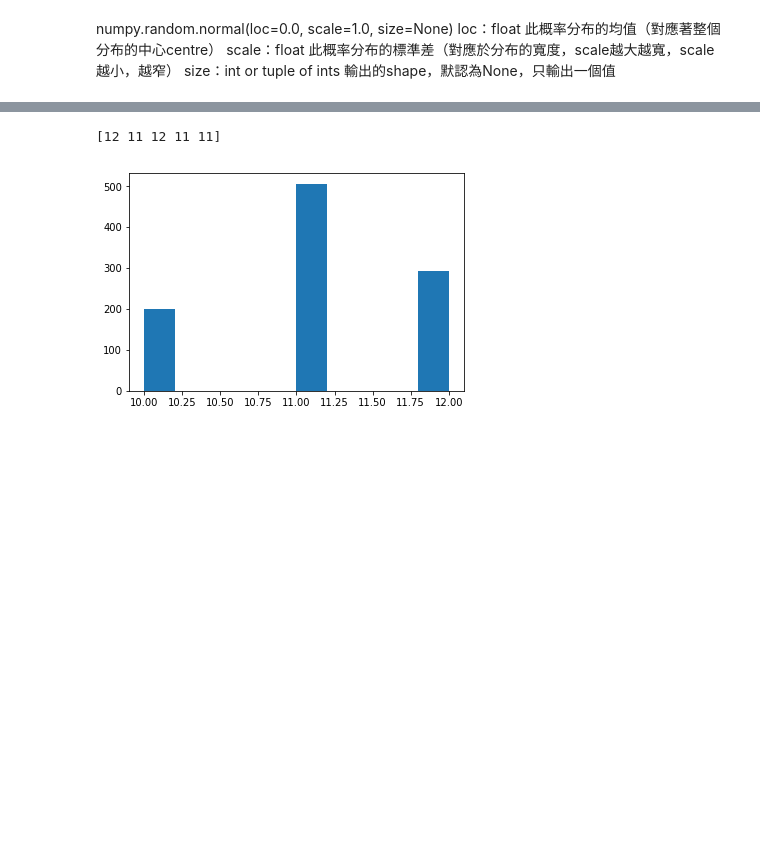
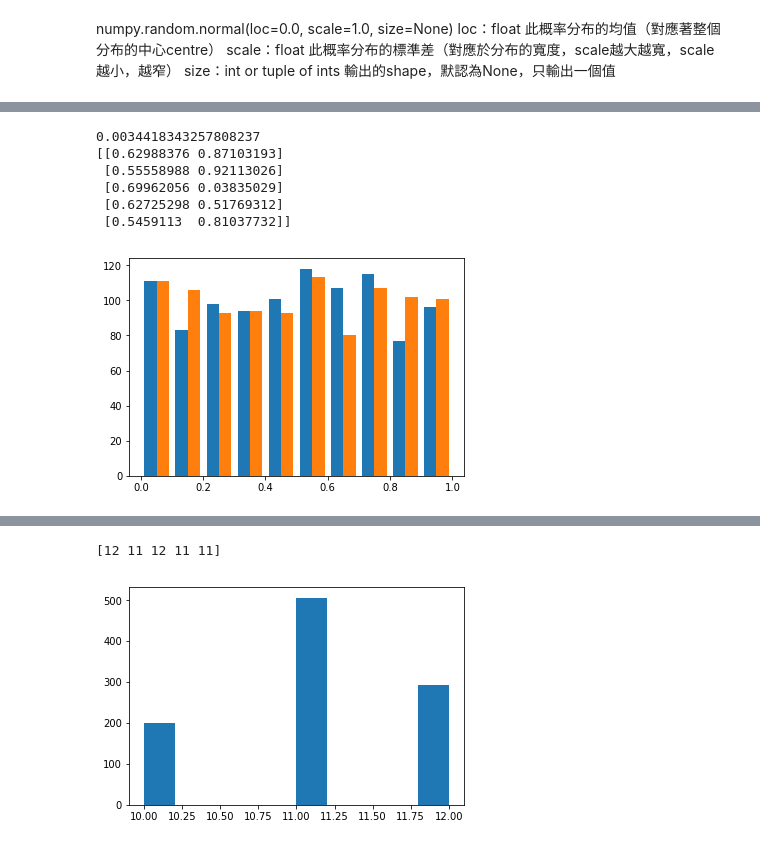
Before and after one commit to IanFan/Jupyter, a Jupyter notebook: Numpy/Random.ipynb, the cells around one changed output, grey strips where cells are left out. Cells and saved outputs as stored; diff of their text form; code cells hidden in the pictures; blank space fills up the shorter version.

```diff
--- a/Numpy/Random.ipynb
+++ b/Numpy/Random.ipynb
@@ -41 +46,18 @@ plt.show()
+# %%
+# 根據給定維度生成[0,1)之間的數據，包含0，不包含1
+x = np.random.rand()
+print(x)
+
+x = np.random.rand(1000, 2)
+print(x[:5])
+plt.hist(x)
+plt.show()
+# %% [output]
+0.0034418343257808237
+[[0.62988376 0.87103193]
+ [0.55558988 0.92113026]
+ [0.69962056 0.03835029]
+ [0.62725298 0.51769312]
+ [0.5459113  0.81037732]]
+[figure, added]
 # %%
```
Also changed, not shown: parts of 5 cells of this notebook.
